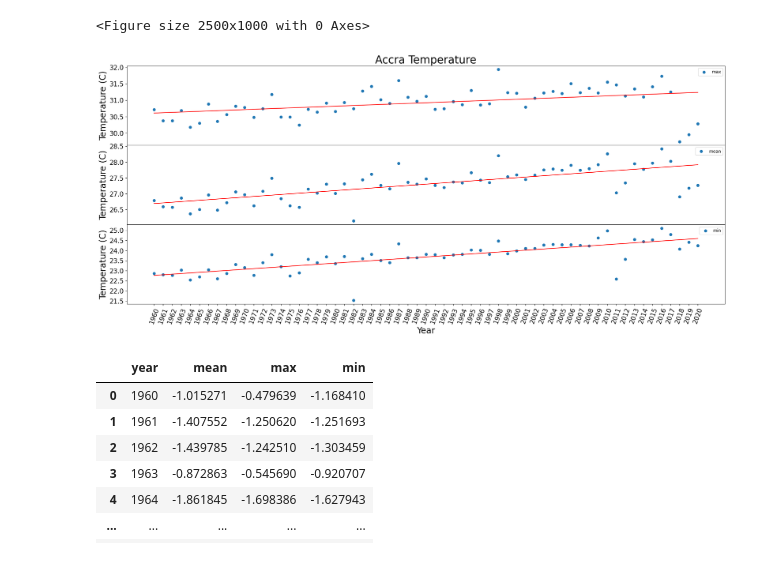
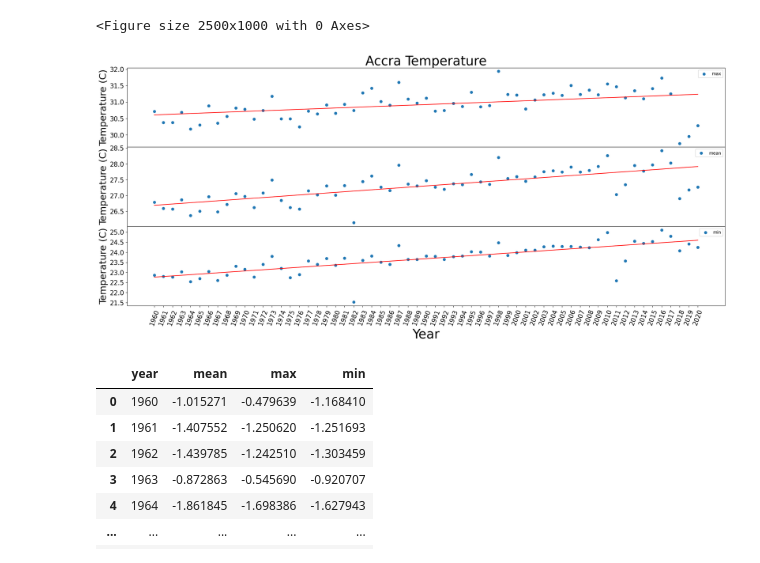
Before and after one commit to buabaj/air-temperature-analysis, a Jupyter notebook: temp-analysis.ipynb, the cells around one changed output. Drawn from its saved outputs; the diff is of its cells as text; code cells hidden in the pictures.

```diff
--- a/temp-analysis.ipynb
+++ b/temp-analysis.ipynb
@@ -26,39 +26,39 @@ plt.figure(figsize=(25, 10))
 #plot scatter and line of best fit for mean
 
 fig, ax = plt.subplots(3, 1, figsize=(25, 10), sharex=True)
 plt.subplots_adjust(hspace=.0)
 
 
 ax[0].scatter(df2_yearly.index, df2_yearly.temperature, label='max')
 ax[0].plot(np.unique(df2_yearly.index), np.poly1d(np.polyfit(df2_yearly.index,df2_yearly.temperature, 1))(np.unique(df2_yearly.index)), color='red')
 ax[0].legend()
-ax[0].set_ylabel('Temperature (C)')
+ax[0].set_ylabel('Temperature (C)', fontsize=22)
 ax[0].tick_params(axis='y', labelsize=15)
 #add plot title
-ax[0].set_title('Accra Temperature')
+ax[0].set_title('Accra Temperature', fontsize=30)
 
 ax[1].scatter(df1_yearly.index, df1_yearly.temperature, label='mean')
 ax[1].plot(np.unique(df1_yearly.index), np.poly1d(np.polyfit(df1_yearly.index, df1_yearly.temperature, 1))(np.unique(df1_yearly.index)), color='red')
 ax[1].legend()
-ax[1].set_ylabel('Temperature (C)')
+ax[1].set_ylabel('Temperature (C)', fontsize=22)
 #set yticks size
 ax[1].tick_params(axis='y', labelsize=15)
 
 
 ax[2].scatter(df3_yearly.index, df3_yearly.temperature, label='min')
 ax[2].plot(np.unique(df3_yearly.index), np.poly1d(np.polyfit(df3_yearly.index, df3_yearly.temperature, 1))(np.unique(df3_yearly.index)), color='red')
 ax[2].legend()
 #show all xticks
 plt.xticks(df1_yearly.index, rotation=70, fontsize=15)
-plt.xlabel('Year')
-plt.ylabel('Temperature (C)')
+plt.xlabel('Year', fontsize=30)
+plt.ylabel('Temperature (C)', fontsize=22)
 plt.yticks(fontsize=15)
 
 plt.savefig('Accra-temperature.png')
 plt.show()
 # %% [output]
 <Figure size 2500x1000 with 0 Axes>
-[figure, old version]
+[figure, new version]
 # %%
 #calculate temperature anomaly index for each year
 df1_temp_anomaly = (df1_yearly['temperature'] - df1_yearly['temperature'].mean()) / df1_yearly['temperature'].std()
```
Also changed, not shown: parts of 3 cells of this notebook.
